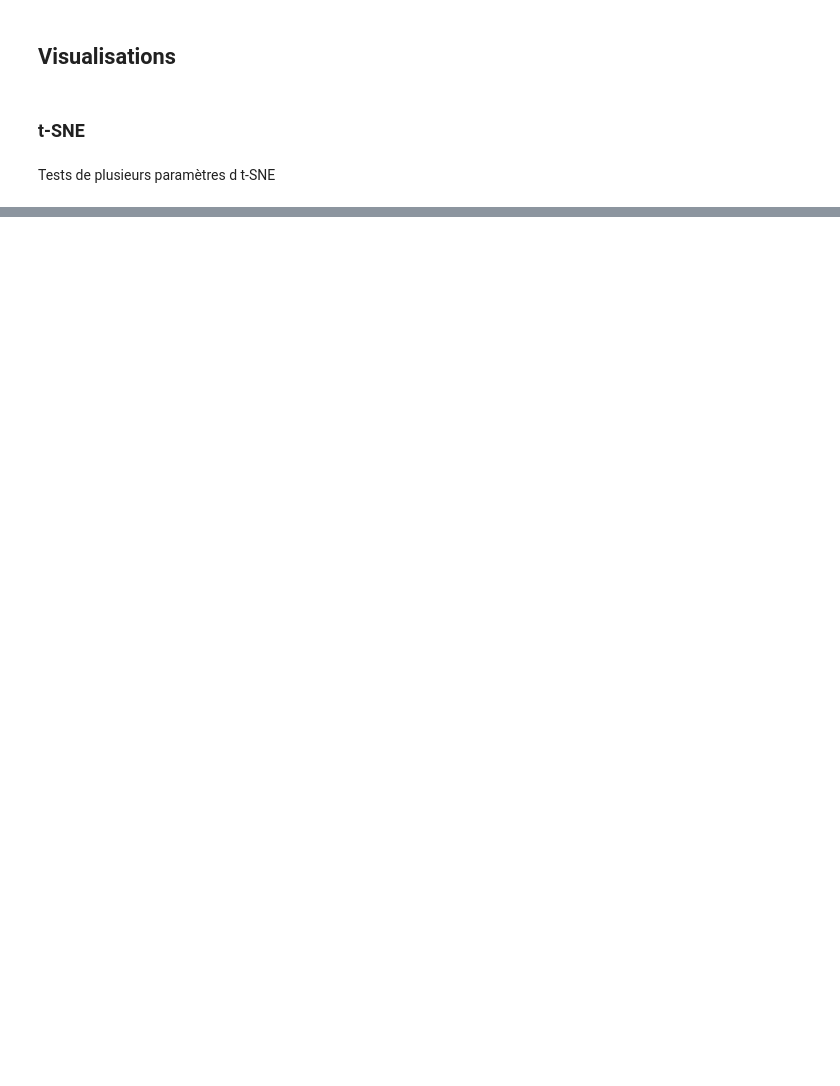
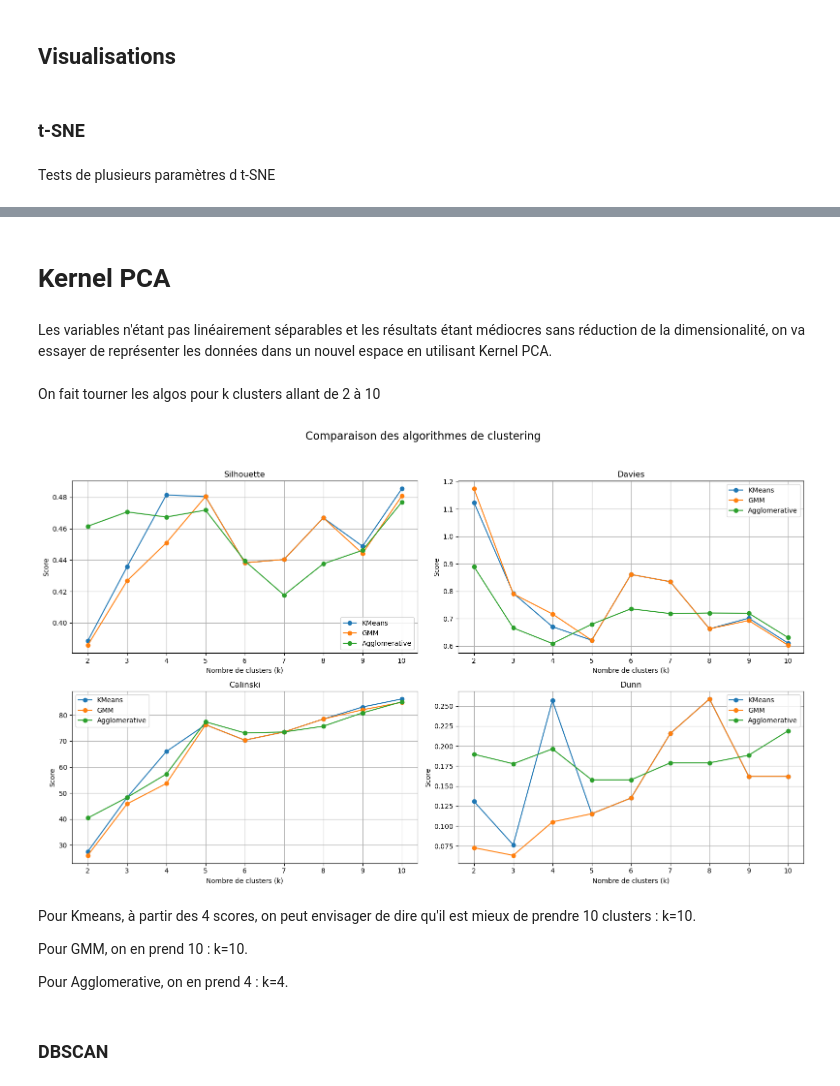
Before and after one commit to mikhailBenali/ML2_Project_ESB_adoption, a Jupyter notebook: src/BusDistribution.ipynb, the cells around one changed output, grey strips where cells are left out. Cells and saved outputs as stored; diff of their text form; code cells hidden in the pictures; blank space fills up the shorter version.

Commit message:
Notebook avec des meilleurs résultats sur les algos sans/avec KPCA

```diff
--- a/src/BusDistribution.ipynb
+++ b/src/BusDistribution.ipynb
@@ -522,2 +525,58 @@ plot_clusters_with_labels(X_tsne, labels_dbscan, "DBSCAN Clusters (eps=1.9, min_
 [figure]
 [figure]
+# %% [markdown]
+# Kernel PCA
+# %% [markdown]
+Les variables n'étant pas linéairement séparables et les résultats étant médiocres sans réduction de la dimensionalité, on va essayer de représenter les données dans un nouvel espace en utilisant Kernel PCA.
+# %%
+kpca = KernelPCA(n_components=2, kernel='rbf', gamma=0.1, random_state=42)
+X_kpca = kpca.fit_transform(X_scaled)
+# %% [markdown]
+On fait tourner les algos pour k clusters allant de 2 à 10
+# %%
+k_values = range(2, 11)
+
+scores_kmeans_kpca = {"silhouette": [], "davies": [], "calinski": [], "dunn": []}
+scores_gmm_kpca = {"silhouette": [], "davies": [], "calinski": [], "dunn": []}
+scores_agglo_kpca = {"silhouette": [], "davies": [], "calinski": [], "dunn": []}
+
+for k in k_values:
+    # KMeans
+    km_labels_kpca = KMeans(n_clusters=k, random_state=42).fit_predict(X_kpca)
+    s, d, c, di = compute_scores(X_kpca, km_labels_kpca)
+    scores_kmeans_kpca["silhouette"].append(s)
+    scores_kmeans_kpca["davies"].append(d)
+    scores_kmeans_kpca["calinski"].append(c)
+    scores_kmeans_kpca["dunn"].append(di)
+
+    # GMM
+    gmm_labels_kpca = GaussianMixture(n_components=k, random_state=42).fit_predict(X_kpca)
+    s, d, c, di = compute_scores(X_kpca, gmm_labels_kpca)
+    scores_gmm_kpca["silhouette"].append(s)
+    scores_gmm_kpca["davies"].append(d)
+    scores_gmm_kpca["calinski"].append(c)
+    scores_gmm_kpca["dunn"].append(di)
+
+    # Agglomerative
+    agg_labels_kpca = AgglomerativeClustering(n_clusters=k).fit_predict(X_kpca)
+    s, d, c, di = compute_scores(X_kpca, agg_labels_kpca)
+    scores_agglo_kpca["silhouette"].append(s)
+    scores_agglo_kpca["davies"].append(d)
+    scores_agglo_kpca["calinski"].append(c)
+    scores_agglo_kpca["dunn"].append(di)
+# %%
+plot_clustering_scores(
+    k_values,
+    [scores_kmeans_kpca, scores_gmm_kpca, scores_agglo_kpca],
+    ["KMeans", "GMM", "Agglomerative"]
+)
+# %% [output]
+[figure, added]
+# %% [markdown]
+Pour Kmeans, à partir des 4 scores, on peut envisager de dire qu'il est mieux de prendre 10 clusters : k=10.
+
+Pour GMM, on en prend 10 : k=10.
+
+Pour Agglomerative, on en prend 4 : k=4.
+# %% [markdown]
+### DBSCAN
```
Also changed, not shown: parts of 14 cells of this notebook.
